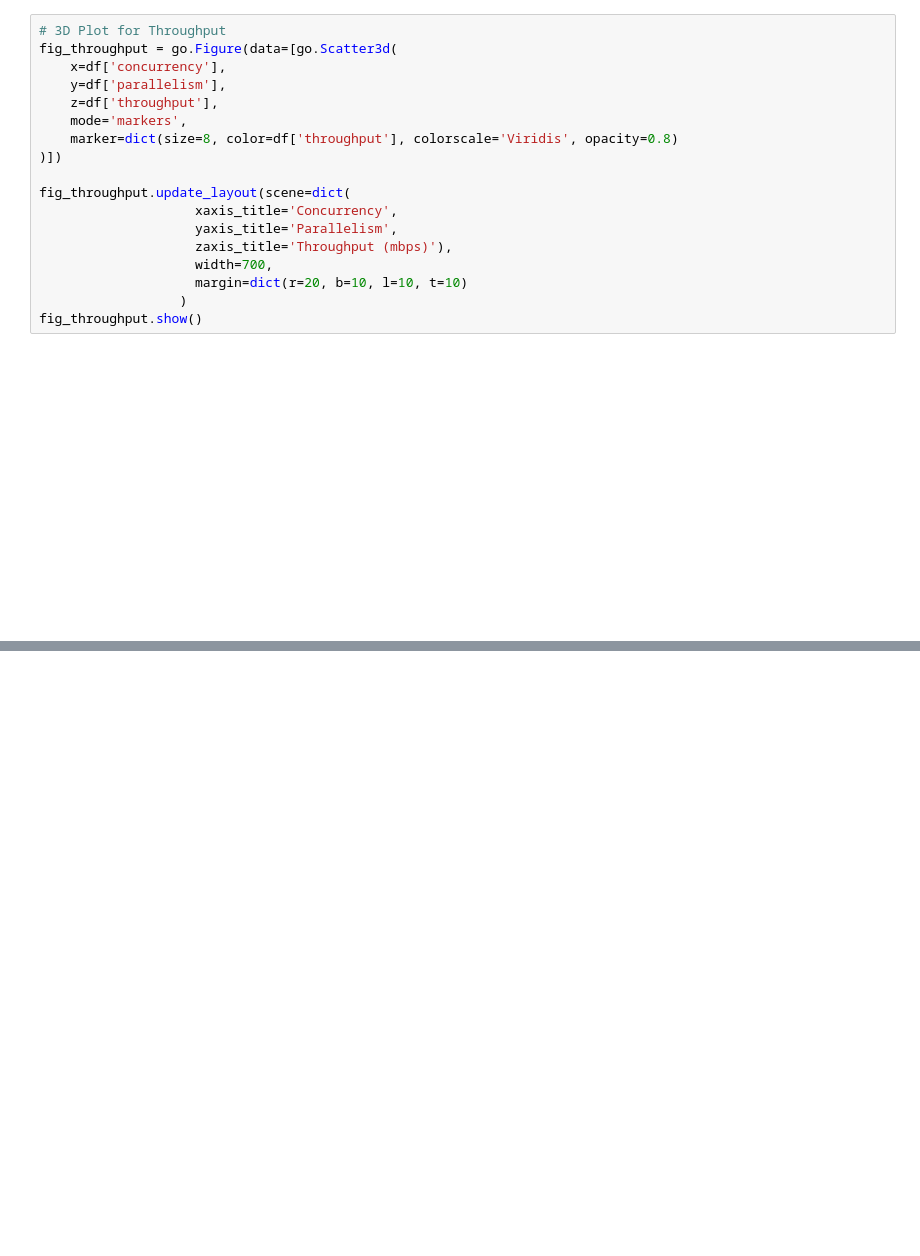
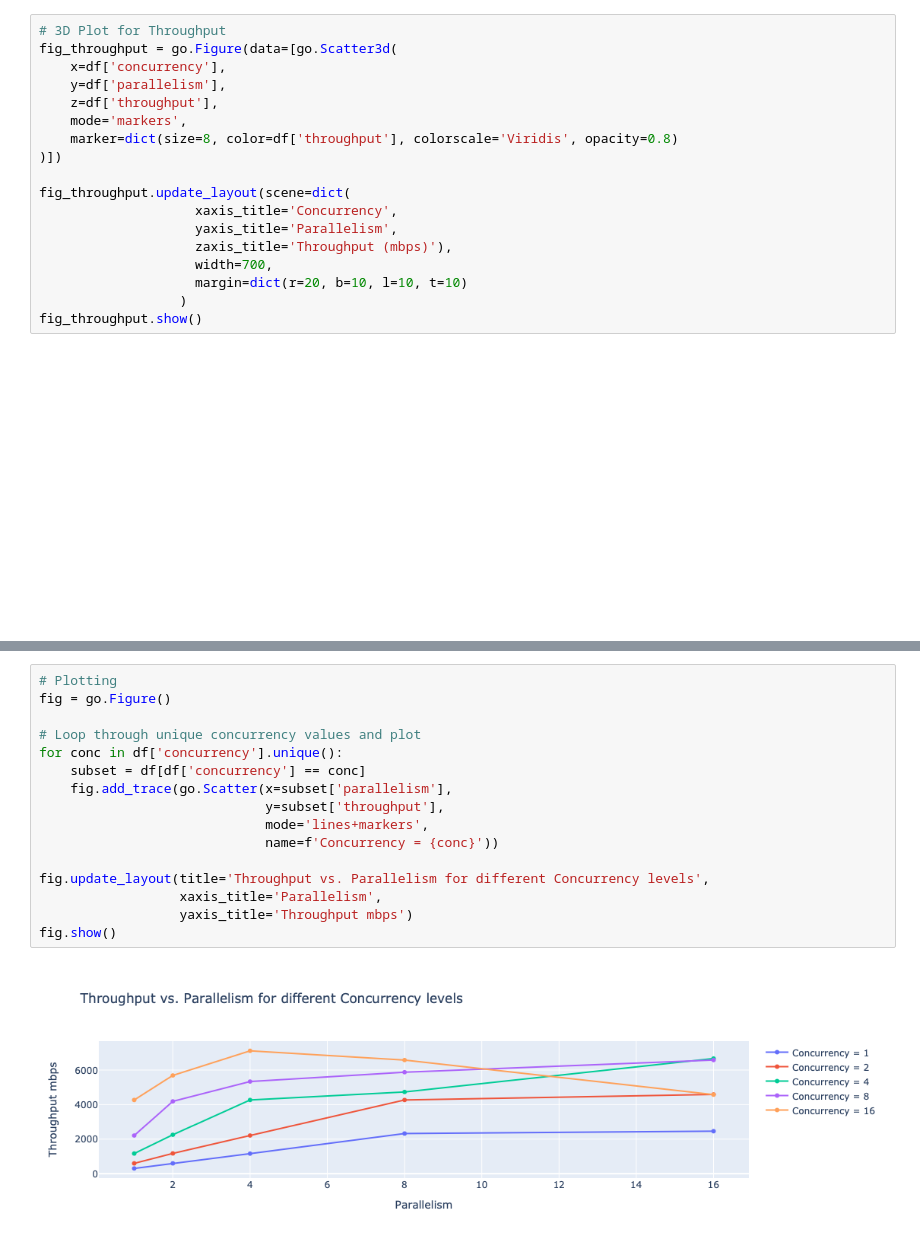
Before and after one commit to H-jamil/transferService, a Jupyter notebook: final_code_transferService/logAnalysis.ipynb, the cells around one changed output, grey strips where cells are left out. Cells and saved outputs as stored; diff of their text form; blank space fills up the shorter version.

```diff
--- a/final_code_transferService/logAnalysis.ipynb
+++ b/final_code_transferService/logAnalysis.ipynb
@@ -150,0 +206,18 @@ fig_throughput.show()
+# %%
+# Plotting
+fig = go.Figure()
+
+# Loop through unique concurrency values and plot
+for conc in df['concurrency'].unique():
+    subset = df[df['concurrency'] == conc]
+    fig.add_trace(go.Scatter(x=subset['parallelism'],
+                             y=subset['throughput'],
+                             mode='lines+markers',
+                             name=f'Concurrency = {conc}'))
+
+fig.update_layout(title='Throughput vs. Parallelism for different Concurrency levels',
+                  xaxis_title='Parallelism',
+                  yaxis_title='Throughput mbps')
+fig.show()
+# %% [output]
+[figure, added]
```
Also changed, not shown: parts of 10 cells of this notebook.
